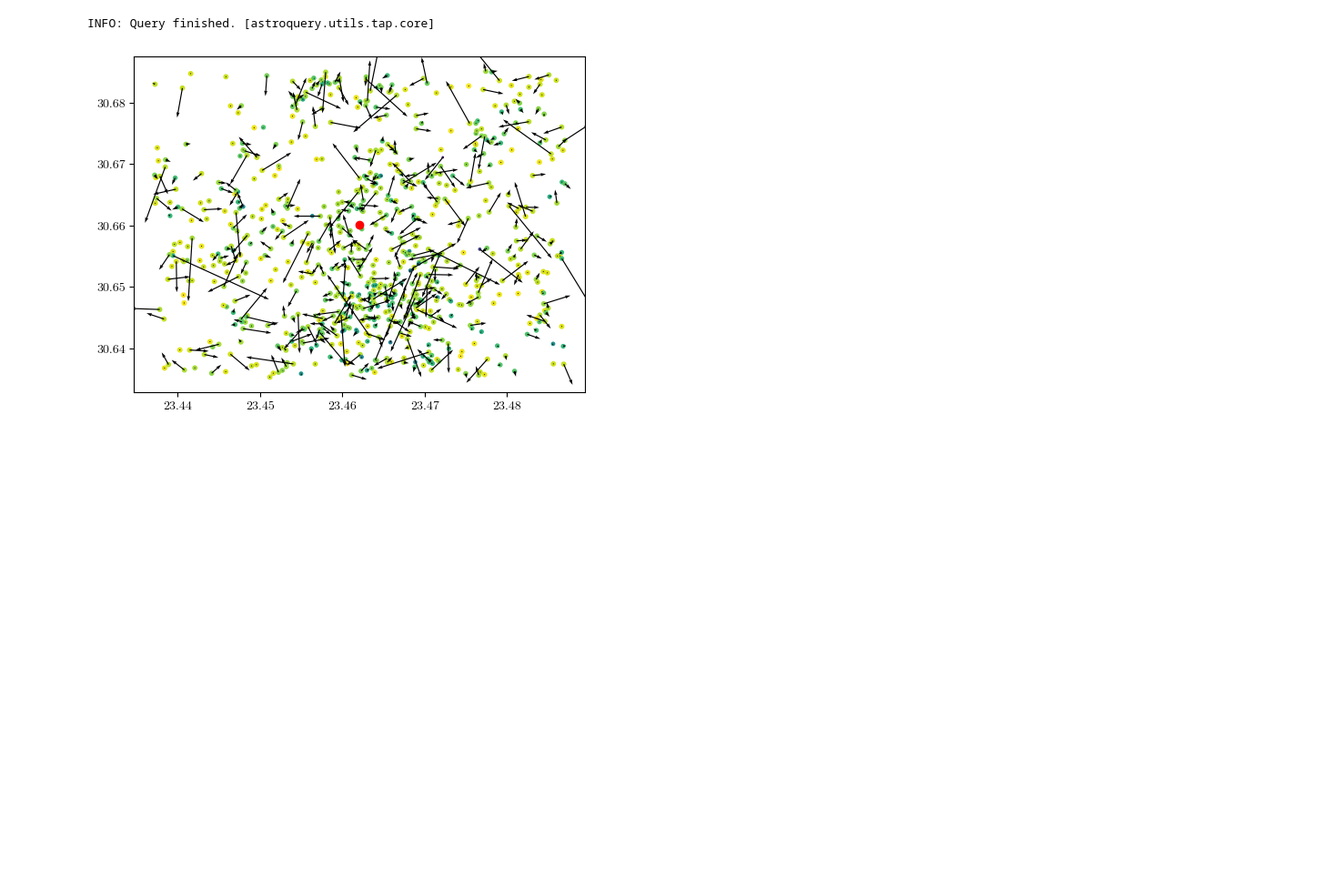
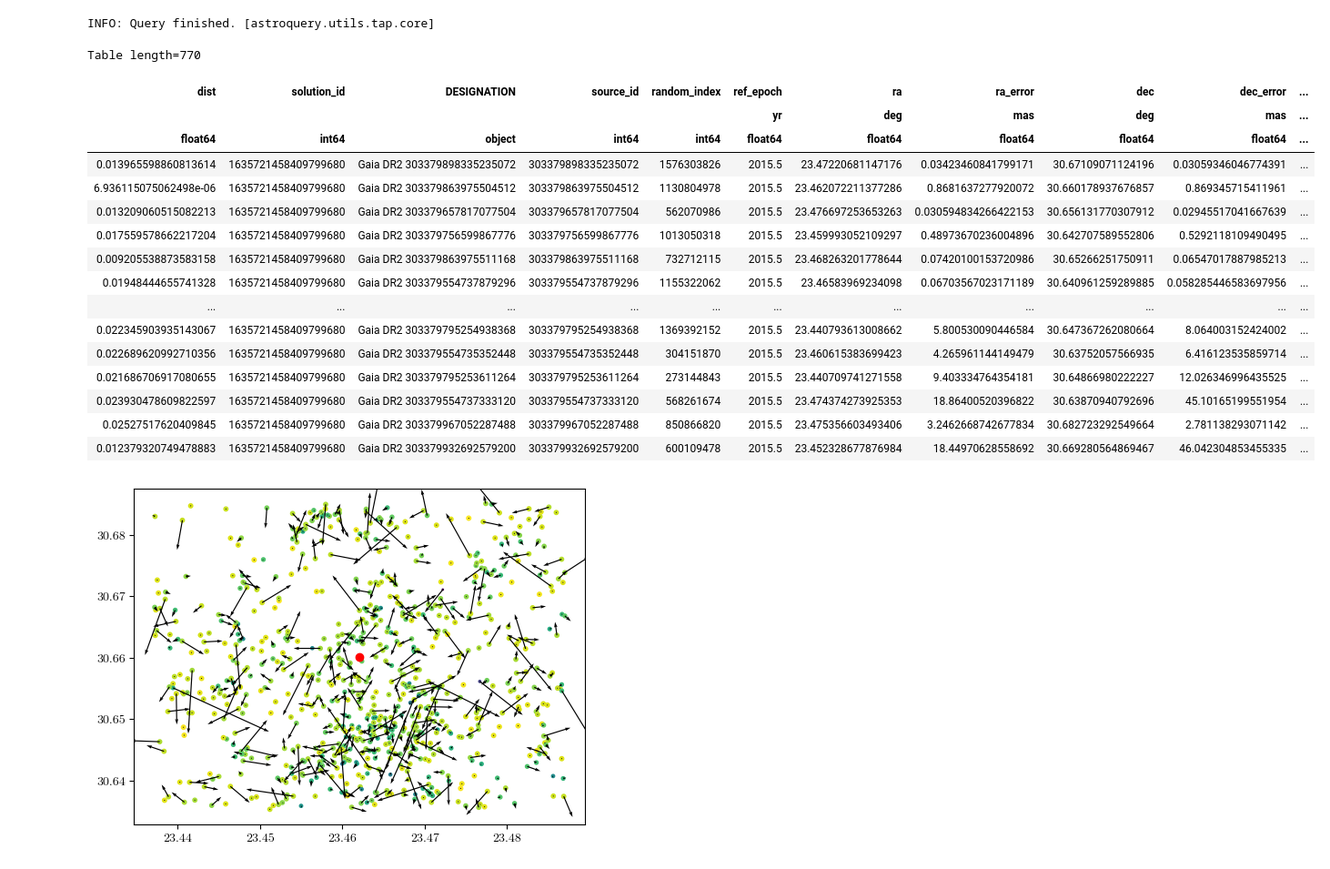
Before and after one commit to AstroTaffer/MEN-681301-OAM, a Jupyter notebook: zwicky1.ipynb, the cells around one changed output. Shown at 91% size. Drawn from its saved outputs; the diff is of its cells as text; code cells hidden in the pictures; blank space fills up the shorter version.

```diff
--- a/zwicky1.ipynb
+++ b/zwicky1.ipynb
@@ -19,6 +19,26 @@ height = u.Quantity(3, u.arcmin)
 r = Gaia.query_object_async(coordinate=coord, width=width, height=height)
 # %% [output]
 INFO: Query finished. [astroquery.utils.tap.core]
+# %%
+r
+# %% [output]
+Table length=770
+| dist | solution_id | DESIGNATION | source_id | random_index | ref_epoch | ra | ra_error | dec | dec_error | ... |
+|  |  |  |  |  | yr | deg | mas | deg | mas | ... |
+| float64 | int64 | object | int64 | int64 | float64 | float64 | float64 | float64 | float64 | ... |
+| 0.013965598860813614 | 1635721458409799680 | Gaia DR2 303379898335235072 | 303379898335235072 | 1576303826 | 2015.5 | 23.47220681147176 | 0.03423460841799171 | 30.67109071124196 | 0.03059346046774391 | ... |
+| 6.936115075062498e-06 | 1635721458409799680 | Gaia DR2 303379863975504512 | 303379863975504512 | 1130804978 | 2015.5 | 23.462072211377286 | 0.8681637277920072 | 30.660178937676857 | 0.869345715411961 | ... |
+| 0.013209060515082213 | 1635721458409799680 | Gaia DR2 303379657817077504 | 303379657817077504 | 562070986 | 2015.5 | 23.476697253653263 | 0.030594834266422153 | 30.656131770307912 | 0.02945517041667639 | ... |
+| 0.017559578662217204 | 1635721458409799680 | Gaia DR2 303379756599867776 | 303379756599867776 | 1013050318 | 2015.5 | 23.459993052109297 | 0.48973670236004896 | 30.642707589552806 | 0.5292118109490495 | ... |
+| 0.009205538873583158 | 1635721458409799680 | Gaia DR2 303379863975511168 | 303379863975511168 | 732712115 | 2015.5 | 23.468263201778644 | 0.07420100153720986 | 30.65266251750911 | 0.06547017887985213 | ... |
+| 0.01948444655741328 | 1635721458409799680 | Gaia DR2 303379554737879296 | 303379554737879296 | 1155322062 | 2015.5 | 23.46583969234098 | 0.06703567023171189 | 30.640961259289885 | 0.058285446583697956 | ... |
+| ... | ... | ... | ... | ... | ... | ... | ... | ... | ... | ... |
+| 0.022345903935143067 | 1635721458409799680 | Gaia DR2 303379795254938368 | 303379795254938368 | 1369392152 | 2015.5 | 23.440793613008662 | 5.800530090446584 | 30.647367262080664 | 8.064003152424002 | ... |
+| 0.022689620992710356 | 1635721458409799680 | Gaia DR2 303379554735352448 | 303379554735352448 | 304151870 | 2015.5 | 23.460615383699423 | 4.265961144149479 | 30.63752057566935 | 6.416123535859714 | ... |
+| 0.021686706917080655 | 1635721458409799680 | Gaia DR2 303379795253611264 | 303379795253611264 | 273144843 | 2015.5 | 23.440709741271558 | 9.403334764354181 | 30.64866980222227 | 12.026346996435525 | ... |
+| 0.023930478609822597 | 1635721458409799680 | Gaia DR2 303379554737333120 | 303379554737333120 | 568261674 | 2015.5 | 23.474374273925353 | 18.86400520396822 | 30.63870940792696 | 45.10165199551954 | ... |
+| 0.02527517620409845 | 1635721458409799680 | Gaia DR2 303379967052287488 | 303379967052287488 | 850866820 | 2015.5 | 23.475356603493406 | 3.2462668742677834 | 30.682723292549664 | 2.781138293071142 | ... |
+| 0.012379320749478883 | 1635721458409799680 | Gaia DR2 303379932692579200 | 303379932692579200 | 600109478 | 2015.5 | 23.452328677876984 | 18.44970628558692 | 30.669280564869467 | 46.042304853455335 | ... |
 # %%
 g_max = np.max(r['phot_g_mean_mag'])
 g_min = np.min(r['phot_g_mean_mag'])
```
Also changed, not shown: parts of 6 cells of this notebook.
